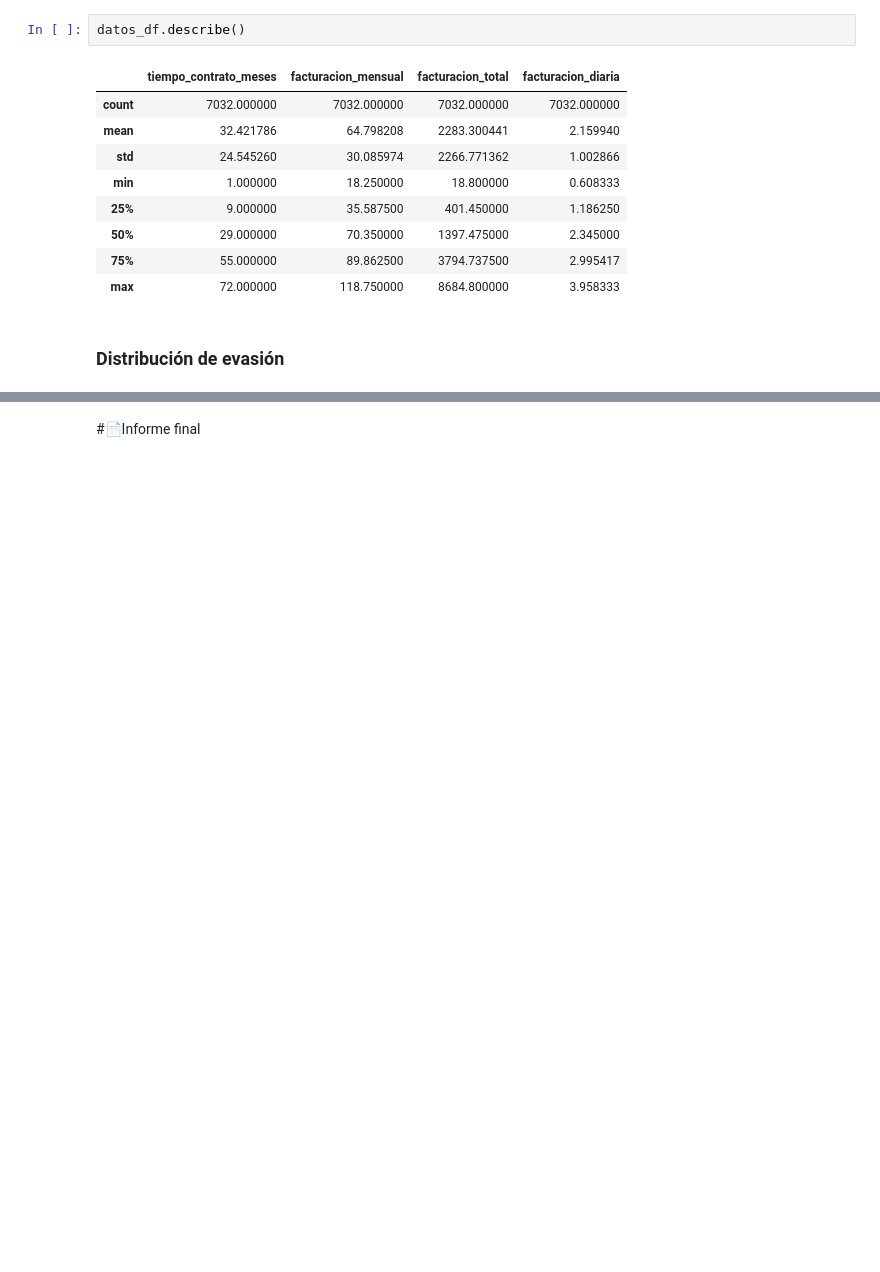
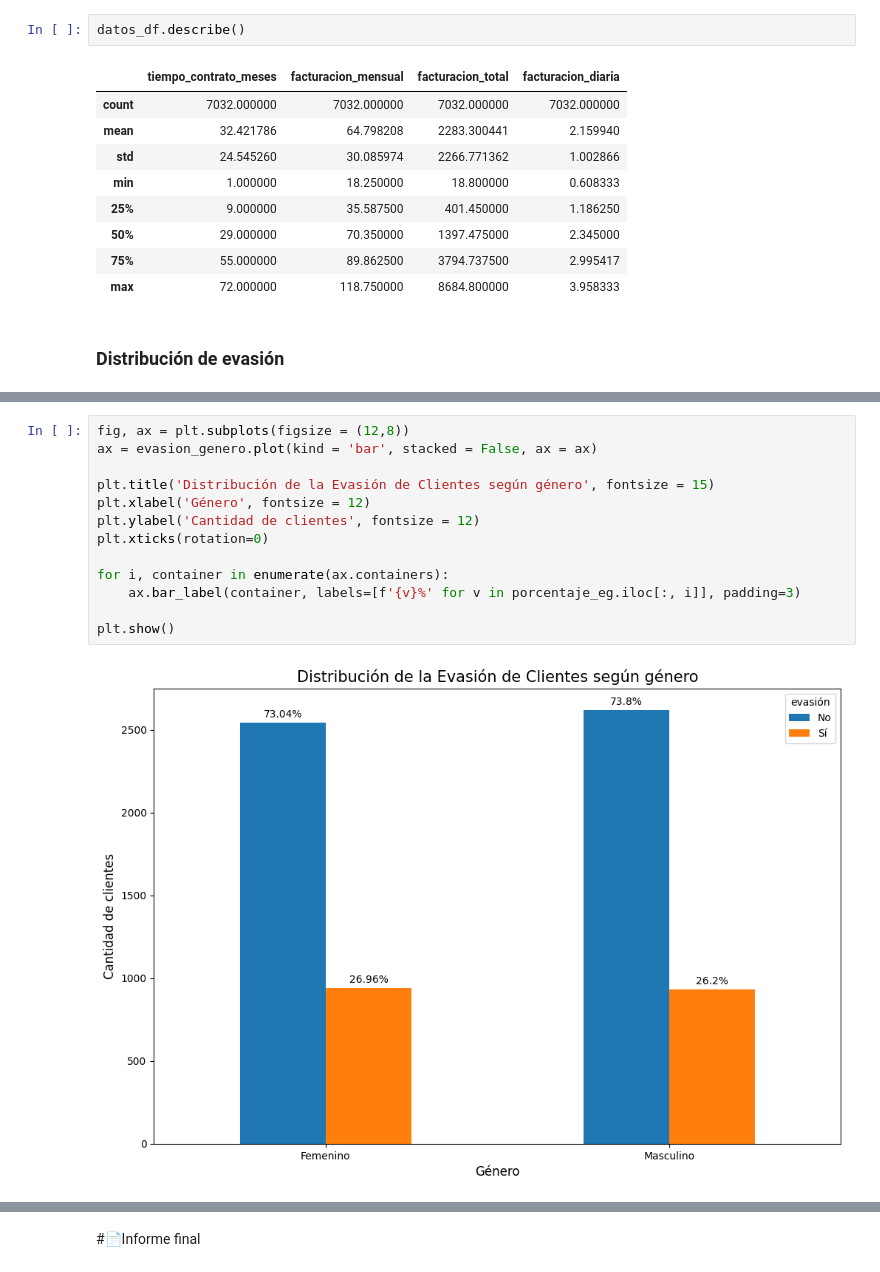
Before and after one commit to Anel-7/challenge-TelecomX-analisis-de-evasion-de-clientes, a Jupyter notebook: TelecomX.ipynb, the cells around one changed output, grey strips where cells are left out. Saved outputs shown, nothing was run; the diff lists cells and outputs as text; blank space fills up the shorter version.

```diff
--- a/TelecomX.ipynb
+++ b/TelecomX.ipynb
@@ -431,0 +467,15 @@ datos_df.describe()
+# %%
+fig, ax = plt.subplots(figsize = (12,8))
+ax = evasion_genero.plot(kind = 'bar', stacked = False, ax = ax)
+
+plt.title('Distribución de la Evasión de Clientes según género', fontsize = 15)
+plt.xlabel('Género', fontsize = 12)
+plt.ylabel('Cantidad de clientes', fontsize = 12)
+plt.xticks(rotation=0)
+
+for i, container in enumerate(ax.containers):
+    ax.bar_label(container, labels=[f'{v}%' for v in porcentaje_eg.iloc[:, i]], padding=3)
+
+plt.show()
+# %% [output]
+[figure, added]
```
Also changed, not shown: parts of 20 cells of this notebook.
